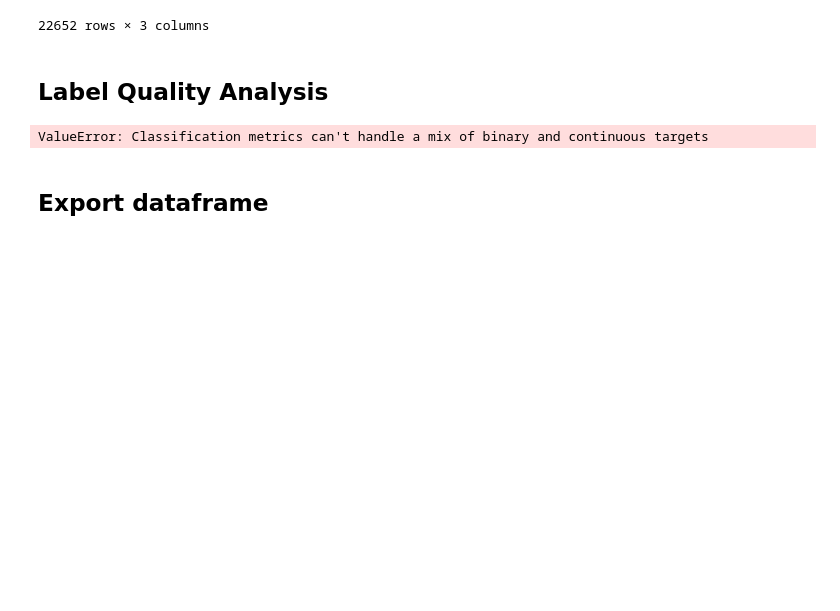
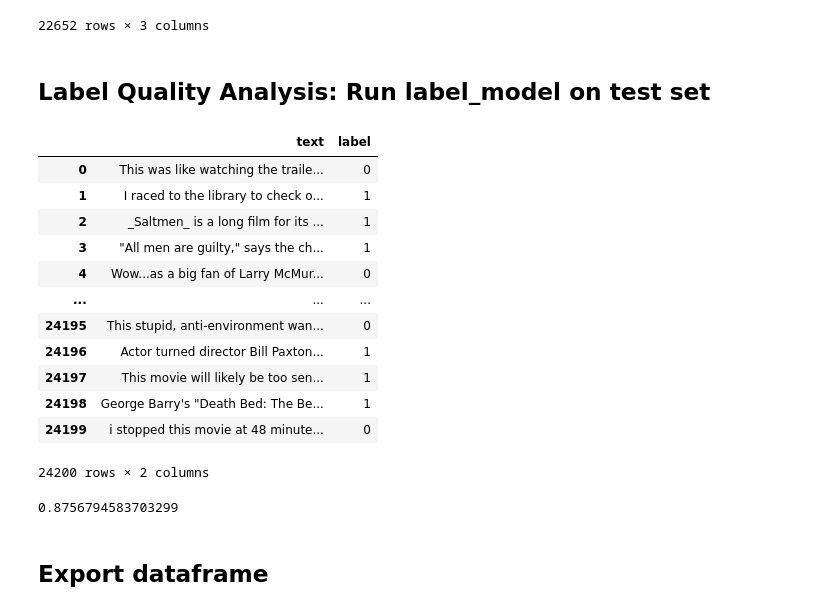
Before and after one commit to feifang24/cs229-project, a Jupyter notebook: snorkel/wd02.ipynb, the cells around one changed output. Cells and saved outputs as stored; diff of their text form; code cells hidden in the pictures; blank space fills up the shorter version.

Commit message:
updated snorkel notebook

```diff
--- a/snorkel/wd02.ipynb
+++ b/snorkel/wd02.ipynb
@@ -371,4 +371,4 @@ df
 | 24999 | I saw "El Mar" yesterday and thou... | 1 | 0.307120 |
 22652 rows × 3 columns
 # %% [markdown]
-## Label Quality Analysis
+## Label Quality Analysis: Run label_model on test set
@@ -377,4 +375,19 @@ from sklearn.metrics import classification_report
-# %%
-print(classification_report(list(df['label']), list(df['snorkel_label'])))
-# %% [output]
-ValueError: Classification metrics can't handle a mix of binary and continuous targets
+# %%
+TEST_DIR = '../imdb-data/test'
+test_data = read_data(TEST_DIR)
+test_df = pd.DataFrame(test_data, columns=['text', 'label'])
+test_df
+# %% [output]
+|  | text | label |
+| 0 | This was like watching the traile... | 0 |
+| 1 | I raced to the library to check o... | 1 |
+| 2 | _Saltmen_ is a long film for its ... | 1 |
+| 3 | "All men are guilty," says the ch... | 1 |
+| 4 | Wow...as a big fan of Larry McMur... | 0 |
+| ... | ... | ... |
+| 24195 | This stupid, anti-environment wan... | 0 |
+| 24196 | Actor turned director Bill Paxton... | 1 |
+| 24197 | This movie will likely be too sen... | 1 |
+| 24198 | George Barry's "Death Bed: The Be... | 1 |
+| 24199 | i stopped this movie at 48 minute... | 0 |
+24200 rows × 2 columns
@@ -381,3 +398,7 @@ ValueError: Classification metrics can't handle a mix of binary and continuous t
+# %%
+roc_auc_score(list(test_df['label']), probs_test)
+# %% [output]
+0.8756794583703299
 # %% [markdown]
 ## Export dataframe
 # %%
```
Also changed, not shown: parts of 7 cells of this notebook, 1 other file.
